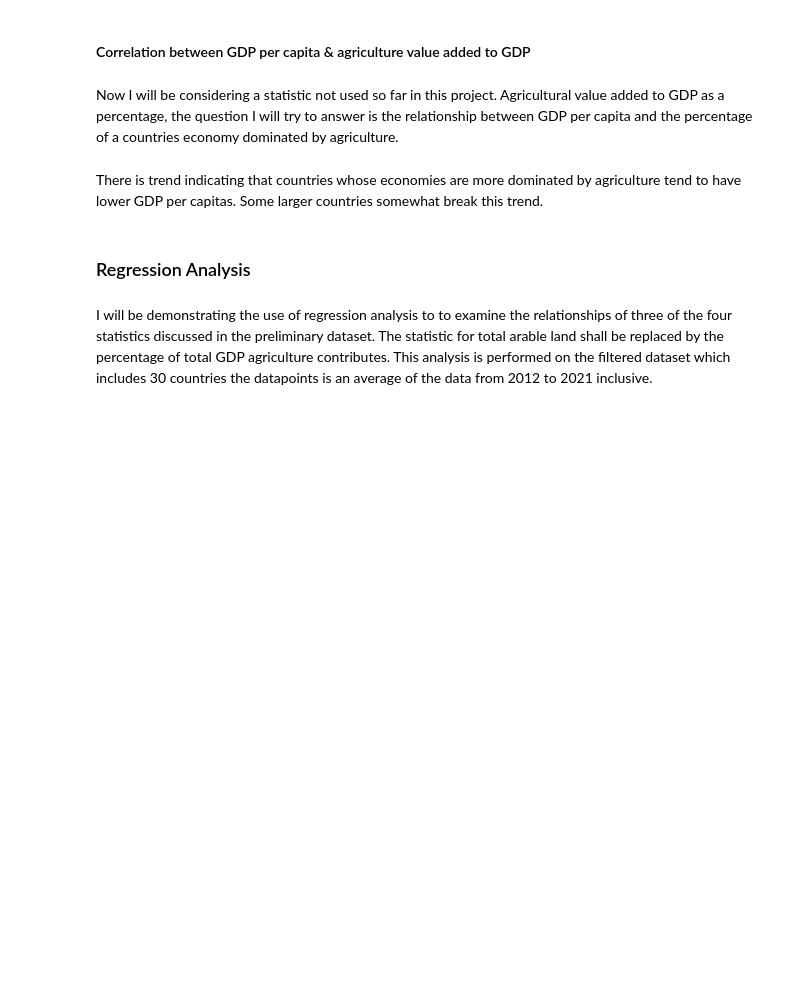
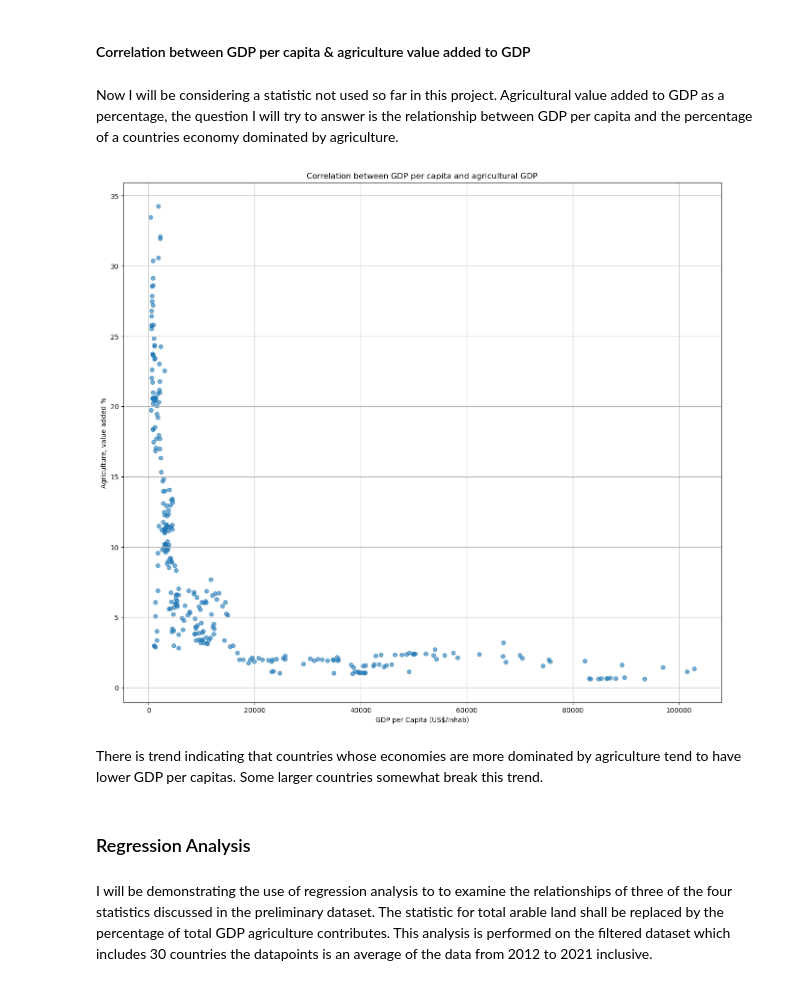
Before and after one commit to Programmer-ms742001/DataAnalysisProject, a Jupyter notebook: Data Analysis Main.ipynb, the cells around one changed output. Cells and saved outputs as stored; diff of their text form; code cells hidden in the pictures; blank space fills up the shorter version.

```diff
--- a/Data Analysis Main.ipynb
+++ b/Data Analysis Main.ipynb
@@ -380,10 +383,12 @@ agriculture_value_added = agriculture_value_added_dataset.groupby("Area")["Value
 # %%
 merged_data_GDP_and_agricultural_GDP = pd.merge(GDP_per_capita_dataset, agriculture_value_added_dataset, on=["Area", "Year"]) # Merging the GDP per capita and agriculture as added GDP to the economy filtered datasets from earlier.
 # %%
-plt.figure(figsize=(10, 6)) # Size of graph
+plt.figure(figsize=(16, 14)) # Size of graph
 plt.scatter(merged_data_GDP_and_agricultural_GDP["Value_x"], merged_data_GDP_and_agricultural_GDP["Value_y"], alpha=0.6) # The values selected are from the previous datasets
 
 plt.title('Correlation between GDP per capita and agricultural GDP')
-plt.xlabel('GDP per Capita (100$)')
-plt.ylabel('Agriculture, value added (% GDP)')
+plt.xlabel('GDP per Capita (US$/Inhab)')
+plt.ylabel('Agriculture, value added %')
 plt.grid(True)
+# %% [output]
+[figure, added]
```
Also changed, not shown: parts of 40 cells of this notebook.
